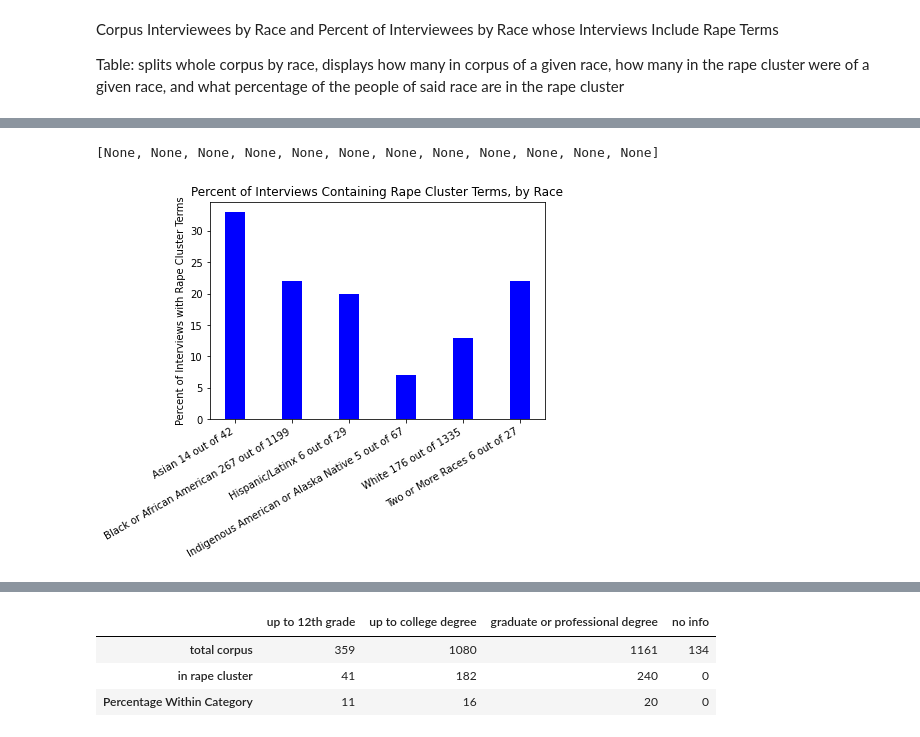
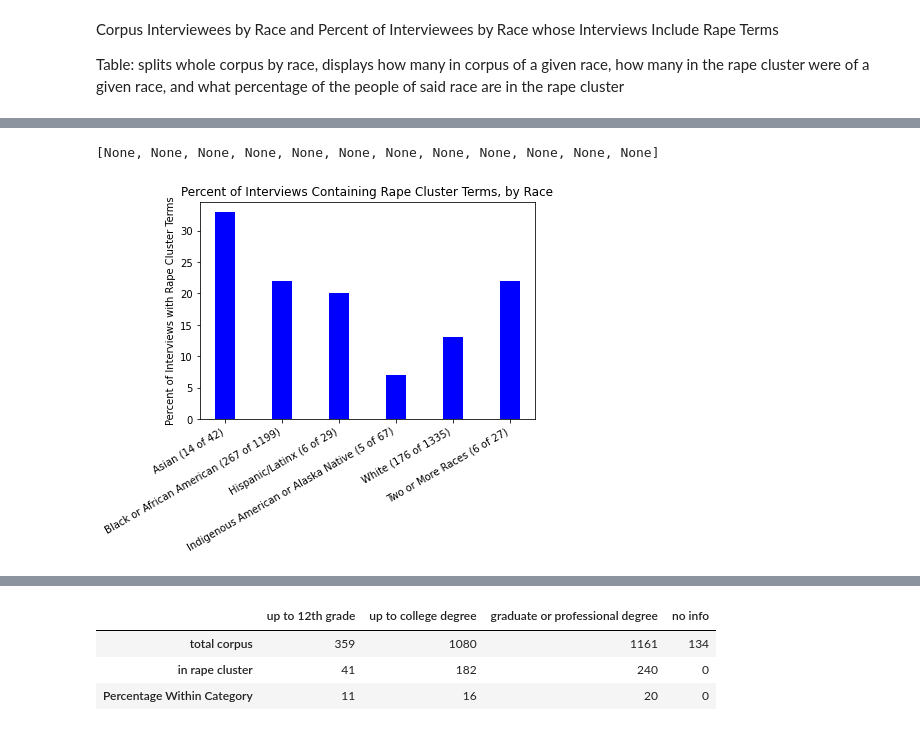
Before and after one commit to ohtap/ohtap, a Jupyter notebook: Research Question 1/RQ1 code.ipynb, the cells around one changed output, grey strips where cells are left out. Drawn from its saved outputs; the diff is of its cells as text; code cells hidden in the pictures.

```diff
--- a/Research Question 1/RQ1 code.ipynb
+++ b/Research Question 1/RQ1 code.ipynb
@@ -331,28 +328,28 @@ display(df_race)
 # %%
 N = 6
 
 ind = np.arange(N)
 values=[]
 
 # some example data
 
 values=percentage_withNI
 
 
 values = np.array(values)
 
 
 x = range(len(values))
 
 
 # and plot it
 fig, ax = pyplot.subplots()
 ax.bar(ind, values, .35, color="b")
 ax.set_xticks(ind)
-ax.set_xticklabels(["Asian "+str(hits_formatted[0])+" out of " + str(total[0]), "Black or African American "+str(hits_formatted[1])+" out of " + str(total[1]),"Hispanic/Latinx "+str(hits_formatted[2])+" out of " + str(total[2]), "Indigenous American or Alaska Native "+str(hits_formatted[3])+" out of " + str(total[3]), "White "+str(hits_formatted[4])+" out of " + str(total[4]), "Two or More Races "+str(hits_formatted[5])+" out of " + str(total[5])])
+ax.set_xticklabels(["Asian ("+str(hits_formatted[0])+" of " + str(total[0])+")", "Black or African American ("+str(hits_formatted[1])+" of " + str(total[1])+")","Hispanic/Latinx ("+str(hits_formatted[2])+" of " + str(total[2])+")", "Indigenous American or Alaska Native ("+str(hits_formatted[3])+" of " + str(total[3])+")", "White ("+str(hits_formatted[4])+" of " + str(total[4])+")", "Two or More Races ("+str(hits_formatted[5])+" of " + str(total[5])+")"])
 ax.set_title('Percent of Interviews Containing Rape Cluster Terms, by Race')
 ax.set_ylabel('Percent of Interviews with Rape Cluster Terms')
 pyplot.setp(ax.get_xticklabels(), rotation=30, horizontalalignment='right')
 # %% [output]
 [None, None, None, None, None, None, None, None, None, None, None, None]
-[figure, old version]
+[figure, new version]
```
Also changed, not shown: parts of 4 cells of this notebook.
